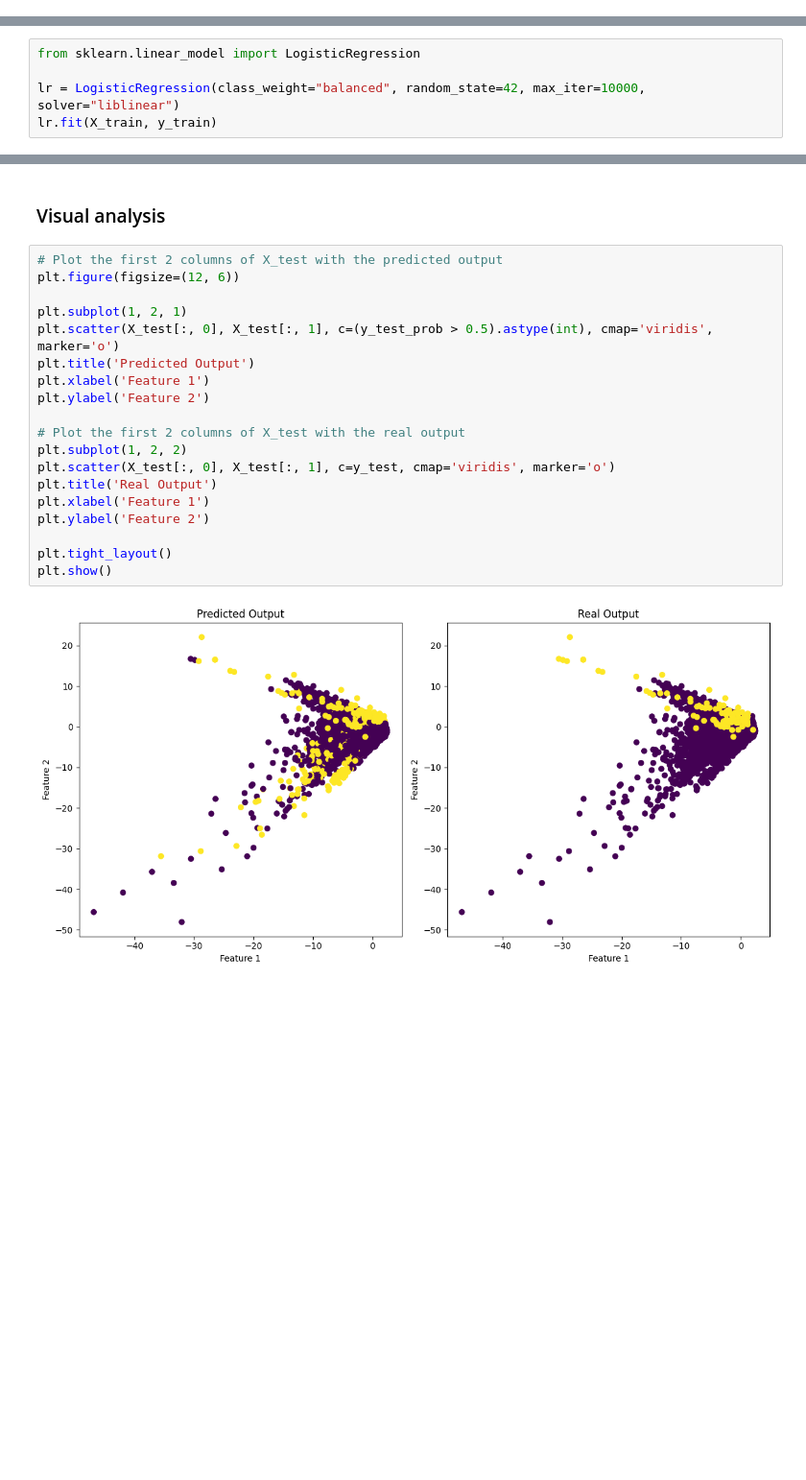
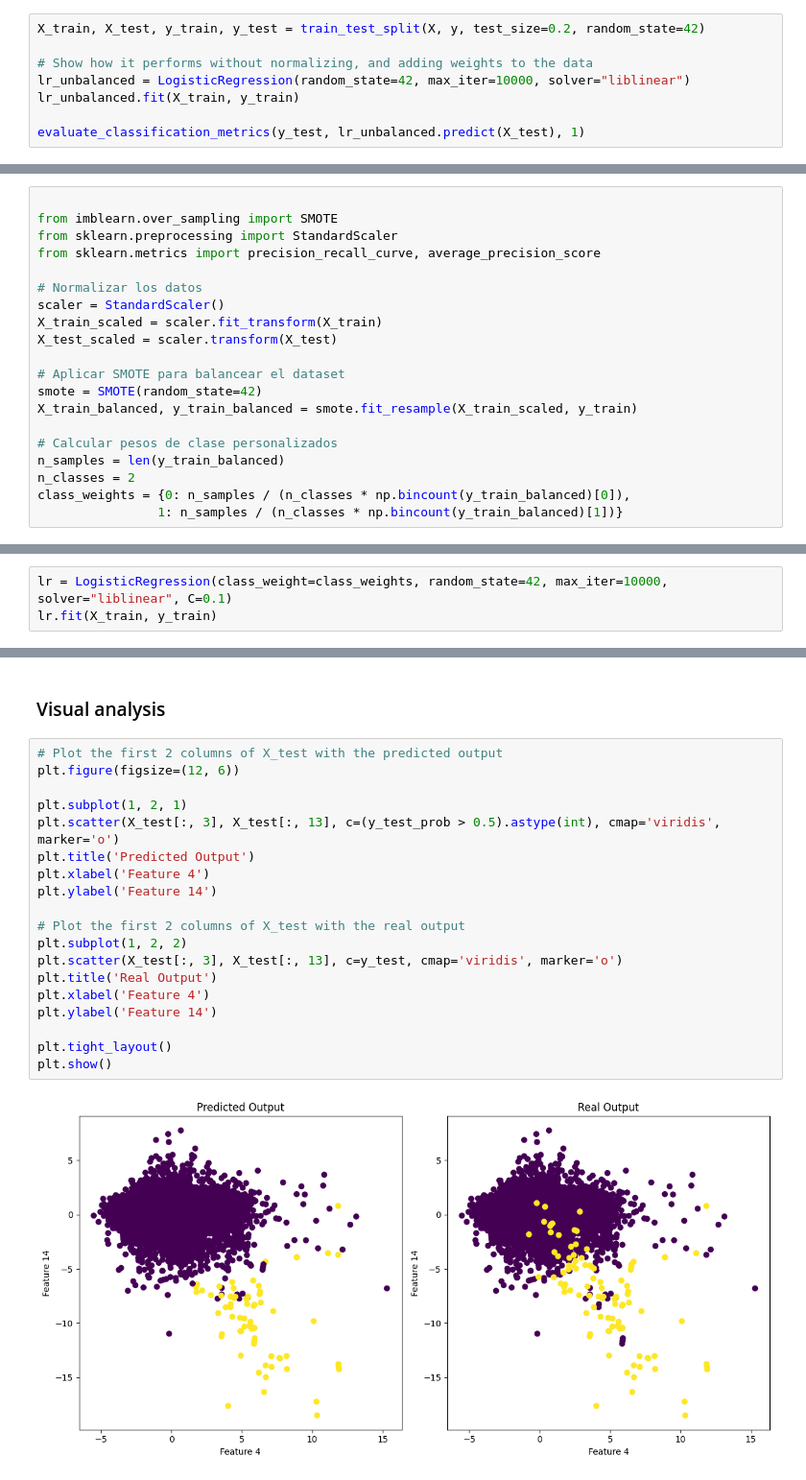
Before and after one commit to EmiN364/TP_ML-AI, a Jupyter notebook: Logistic.ipynb, the cells around one changed output, grey strips where cells are left out. Shown: that part at 96% size. Cells and saved outputs as stored; diff of their text form; blank space fills up the shorter version.

Commit message:
Update knn and logistic

```diff
--- a/Logistic.ipynb
+++ b/Logistic.ipynb
@@ -101,0 +101,8 @@ X_train, X_test, y_train, y_test = train_test_split(X, y, test_size=0.2, random_
+# %%
+X_train, X_test, y_train, y_test = train_test_split(X, y, test_size=0.2, random_state=42)
+
+# Show how it performs without normalizing, and adding weights to the data
+lr_unbalanced = LogisticRegression(random_state=42, max_iter=10000, solver="liblinear")
+lr_unbalanced.fit(X_train, y_train)
+
+evaluate_classification_metrics(y_test, lr_unbalanced.predict(X_test), 1)
@@ -102,10 +119,28 @@ X_train, X_test, y_train, y_test = train_test_split(X, y, test_size=0.2, random_
+# %%
+
+from imblearn.over_sampling import SMOTE
+from sklearn.preprocessing import StandardScaler
+from sklearn.metrics import precision_recall_curve, average_precision_score
+
+# Normalizar los datos
+scaler = StandardScaler()
+X_train_scaled = scaler.fit_transform(X_train)
+X_test_scaled = scaler.transform(X_test)
+
+# Aplicar SMOTE para balancear el dataset
+smote = SMOTE(random_state=42)
+X_train_balanced, y_train_balanced = smote.fit_resample(X_train_scaled, y_train)
+
+# Calcular pesos de clase personalizados
+n_samples = len(y_train_balanced)
+n_classes = 2
+class_weights = {0: n_samples / (n_classes * np.bincount(y_train_balanced)[0]),
+                1: n_samples / (n_classes * np.bincount(y_train_balanced)[1])}
 # %% [markdown]
 ## Training the logistic regression model
 
 Now, it comes the turn to train the logistic regression.
 # %%
-from sklearn.linear_model import LogisticRegression
-
-lr = LogisticRegression(class_weight="balanced", random_state=42, max_iter=10000, solver="liblinear")
+lr = LogisticRegression(class_weight=class_weights, random_state=42, max_iter=10000, solver="liblinear", C=0.1)
 lr.fit(X_train, y_train)
 # %% [output]
@@ -158,21 +254,21 @@ Bias: [-4.20966288]
 # %%
 # Plot the first 2 columns of X_test with the predicted output
 plt.figure(figsize=(12, 6))
 
 plt.subplot(1, 2, 1)
-plt.scatter(X_test[:, 0], X_test[:, 1], c=(y_test_prob > 0.5).astype(int), cmap='viridis', marker='o')
+plt.scatter(X_test[:, 3], X_test[:, 13], c=(y_test_prob > 0.5).astype(int), cmap='viridis', marker='o')
 plt.title('Predicted Output')
-plt.xlabel('Feature 1')
-plt.ylabel('Feature 2')
+plt.xlabel('Feature 4')
+plt.ylabel('Feature 14')
 
 # Plot the first 2 columns of X_test with the real output
 plt.subplot(1, 2, 2)
-plt.scatter(X_test[:, 0], X_test[:, 1], c=y_test, cmap='viridis', marker='o')
+plt.scatter(X_test[:, 3], X_test[:, 13], c=y_test, cmap='viridis', marker='o')
 plt.title('Real Output')
-plt.xlabel('Feature 1')
-plt.ylabel('Feature 2')
+plt.xlabel('Feature 4')
+plt.ylabel('Feature 14')
 
 plt.tight_layout()
 plt.show()
 # %% [output]
-[figure, old version]
+[figure, new version]
```
Also changed, not shown: parts of 13 cells of this notebook, 1 other file.
